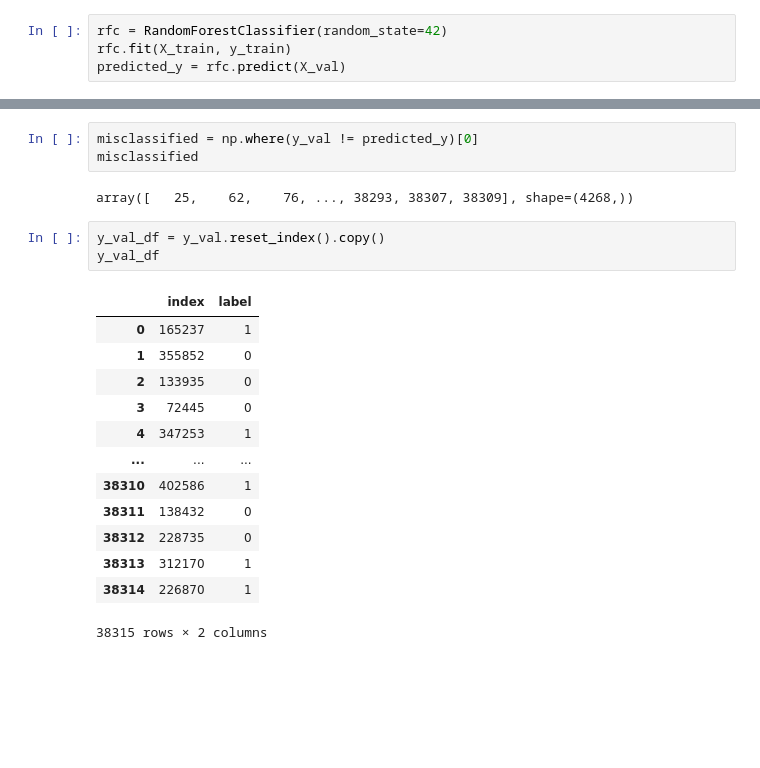
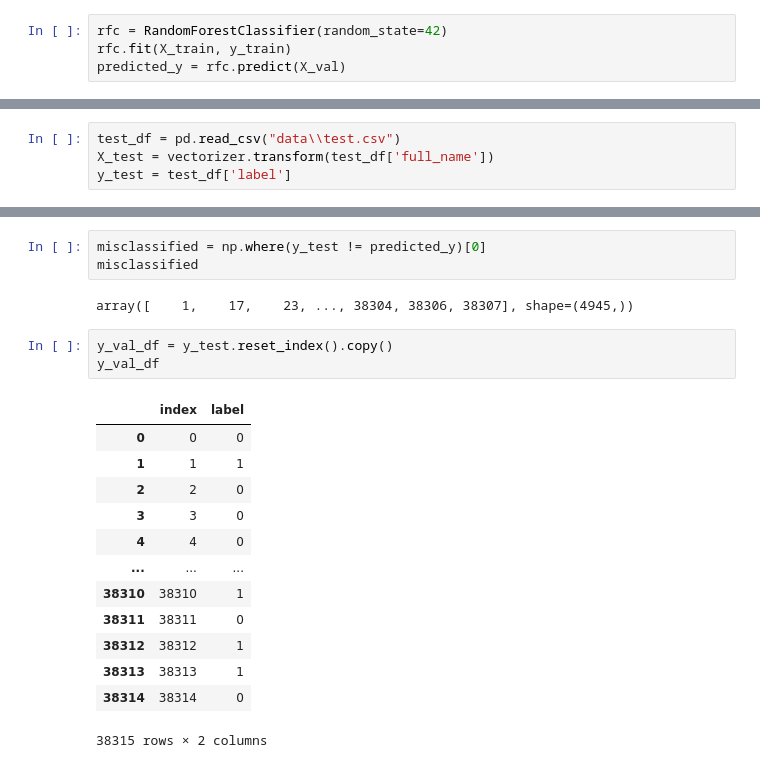
Before and after one commit to satadisha/ner_congressional_records, a Jupyter notebook: RandomForestClassifier-TFIDF.ipynb, the cells around one changed output, grey strips where cells are left out. Drawn from its saved outputs; the diff is of its cells as text; blank space fills up the shorter version.

```diff
--- a/RandomForestClassifier-TFIDF.ipynb
+++ b/RandomForestClassifier-TFIDF.ipynb
@@ -142,0 +65,4 @@ Name: label, Length: 38315, dtype: int64
+# %%
+test_df = pd.read_csv("data\\test.csv")
+X_test = vectorizer.transform(test_df['full_name'])
+y_test = test_df['label']
@@ -143,24 +79,24 @@ Name: label, Length: 38315, dtype: int64
 # %%
-misclassified = np.where(y_val != predicted_y)[0]
+misclassified = np.where(y_test != predicted_y)[0]
 misclassified
 # %% [output]
-array([   25,    62,    76, ..., 38293, 38307, 38309], shape=(4268,))
+array([    1,    17,    23, ..., 38304, 38306, 38307], shape=(4945,))
 # %%
-y_val_df = y_val.reset_index().copy()
+y_val_df = y_test.reset_index().copy()
 y_val_df
 # %% [output]
 |  | index | label |
-| 0 | 165237 | 1 |
-| 1 | 355852 | 0 |
-| 2 | 133935 | 0 |
-| 3 | 72445 | 0 |
-| 4 | 347253 | 1 |
+| 0 | 0 | 0 |
+| 1 | 1 | 1 |
+| 2 | 2 | 0 |
+| 3 | 3 | 0 |
+| 4 | 4 | 0 |
 | ... | ... | ... |
-| 38310 | 402586 | 1 |
-| 38311 | 138432 | 0 |
-| 38312 | 228735 | 0 |
-| 38313 | 312170 | 1 |
-| 38314 | 226870 | 1 |
+| 38310 | 38310 | 1 |
+| 38311 | 38311 | 0 |
+| 38312 | 38312 | 1 |
+| 38313 | 38313 | 1 |
+| 38314 | 38314 | 0 |
 38315 rows × 2 columns
 # %%
 
```
Also changed, not shown: parts of 11 cells of this notebook, 12 other files.
